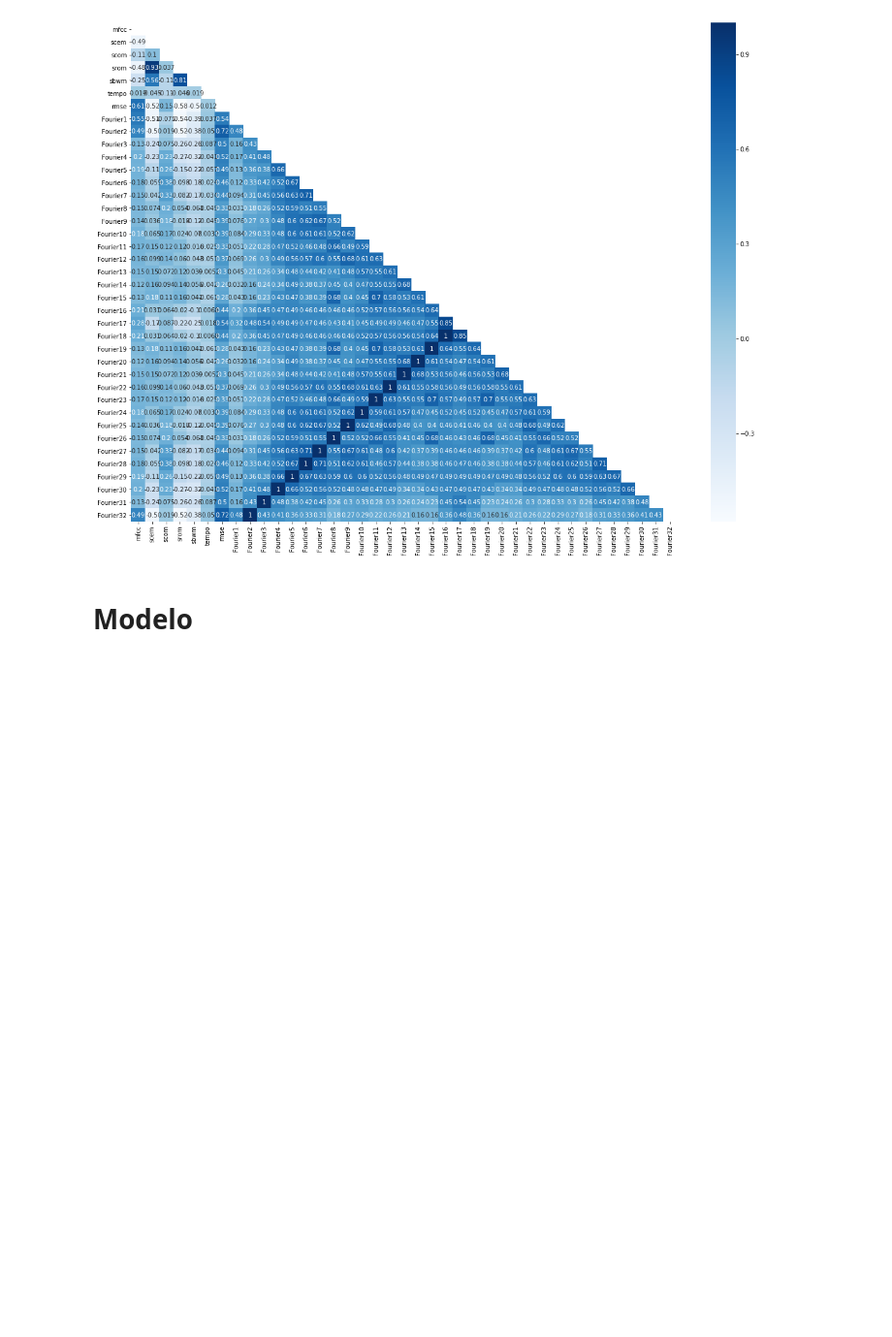
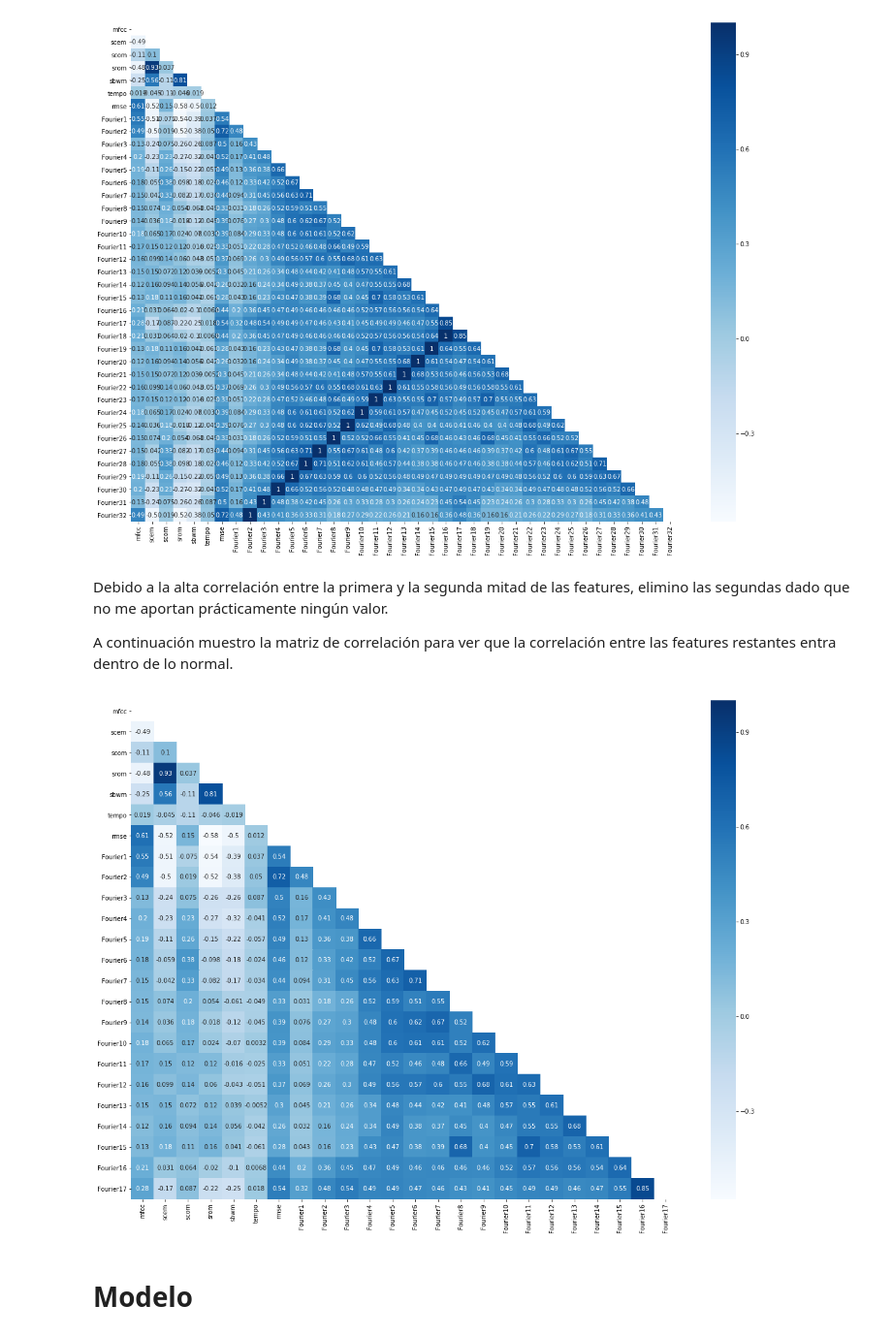
Before and after one commit to alejandroperela/datamad0119, a Jupyter notebook: final-project/7- Modelo RandomForest con Fourier (32 features).ipynb, the cells around one changed output. Shown at 97% size. Cells and saved outputs as stored; diff of their text form; code cells hidden in the pictures; blank space fills up the shorter version.

```diff
--- a/final-project/7- Modelo RandomForest con Fourier (32 features).ipynb
+++ b/final-project/7- Modelo RandomForest con Fourier (32 features).ipynb
@@ -134,3 +134,7 @@ def get_matrix(dataset, classes):
 get_matrix(data, 'momento')
 # %% [output]
 [figure]
+# %% [markdown]
+Debido a la alta correlación entre la primera y la segunda mitad de las features, elimino las segundas dado que no me aportan prácticamente ningún valor.
+
+A continuación muestro la matriz de correlación para ver que la correlación entre las features restantes entra dentro de lo normal.
@@ -137,3 +145,16 @@ get_matrix(data, 'momento')
+# %%
+def get_matrix(dataset, classes):
+    mask = np.zeros_like(dataset.corr(), dtype=np.bool)
+    mask[np.triu_indices_from(mask)] = True
+    fig, ax = plt.subplots(figsize=(20,15))
+    ax = sns.heatmap(dataset.corr(), mask=mask, annot=True, cmap="Blues")
+
+#     sns.set(style="ticks")
+#     sns.pairplot(dataset, hue=classes)
+
+get_matrix(data, 'momento')
+# %% [output]
+[figure, added]
 # %% [markdown]
 # Modelo
 # %% [markdown]
```
Also changed, not shown: parts of 11 cells of this notebook, 14 other files.
